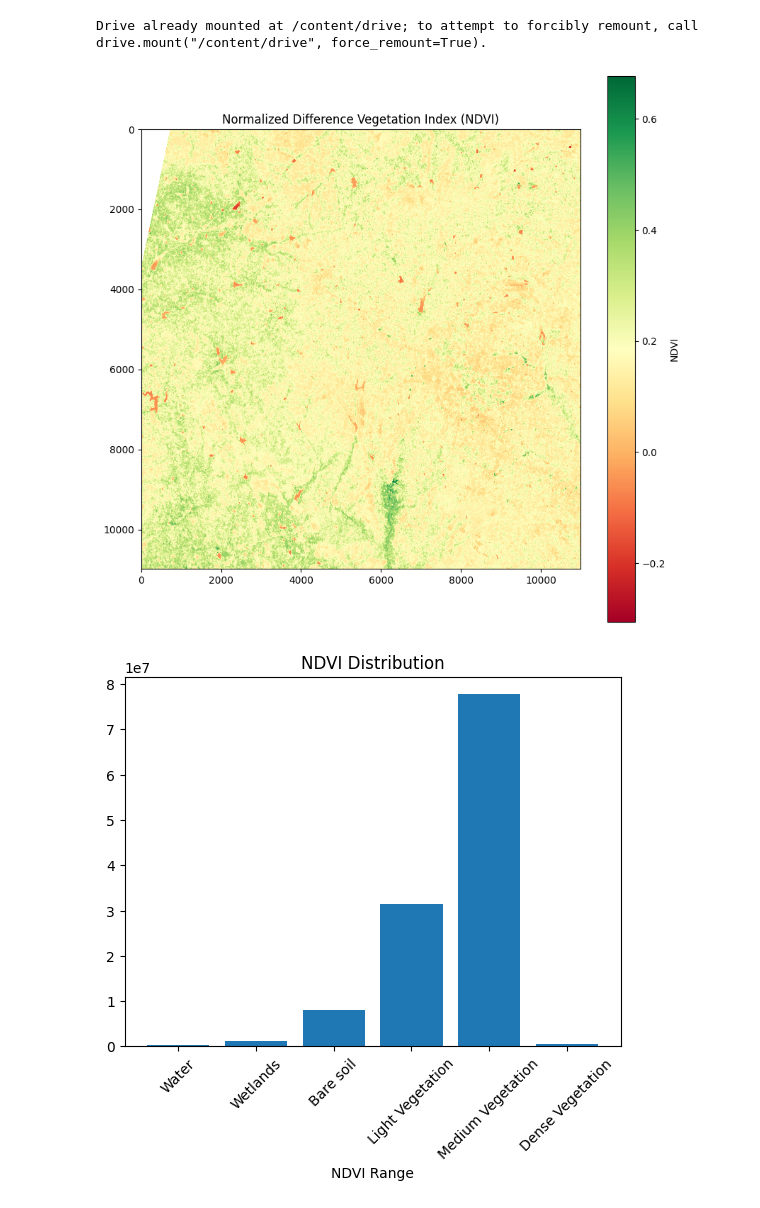
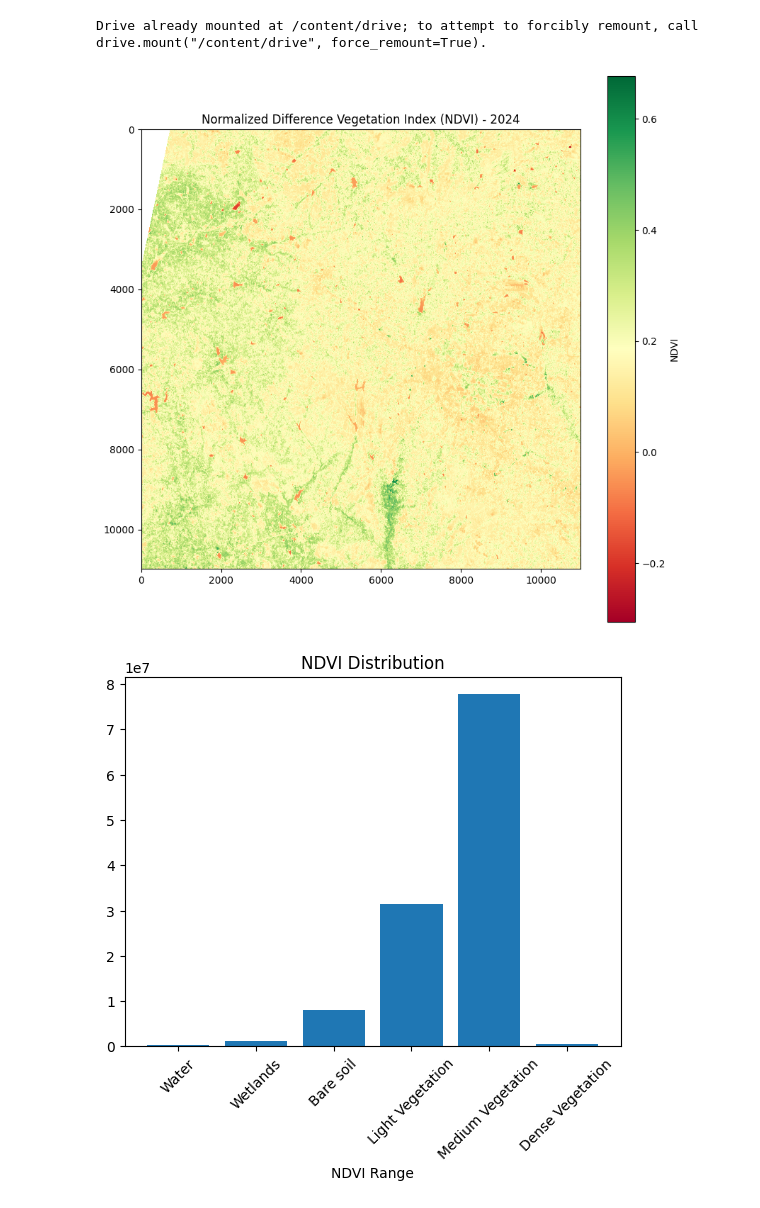
Before and after one commit to rojaa004/Lead-Scoring-Case-Study, a Jupyter notebook: NDVI_SMI.ipynb, the cells around one changed output. Saved outputs shown, nothing was run; the diff lists cells and outputs as text; code cells hidden in the pictures.

```diff
--- a/NDVI_SMI.ipynb
+++ b/NDVI_SMI.ipynb
@@ -51,14 +51,14 @@ ndvi = (nir_band - red_band) / (nir_band + red_band)
 # %%
 #Show NDVI
 plt.figure(figsize=(10, 10))
 plt.imshow(ndvi, cmap='RdYlGn')
 plt.colorbar(label='NDVI')
-plt.title('Normalized Difference Vegetation Index (NDVI)')
+plt.title('Normalized Difference Vegetation Index (NDVI) - 2024')
 #plt.xlabel('Column #')
 #plt.ylabel('Row #')
 plt.show()
 # %% [output]
-[figure, old version]
+[figure, new version]
 # %%
 # Bar chart with values seperated based on the pixel value
 
```
Also changed, not shown: parts of 6 cells of this notebook.
